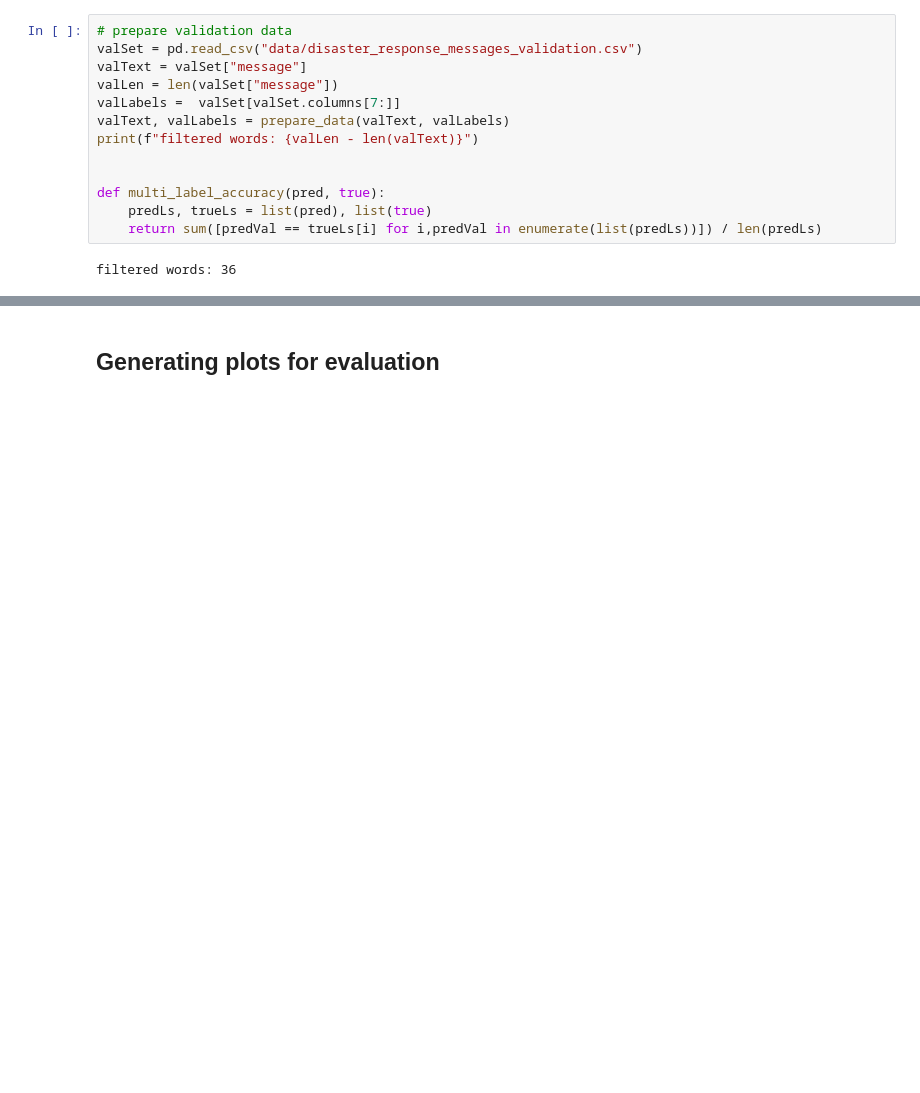
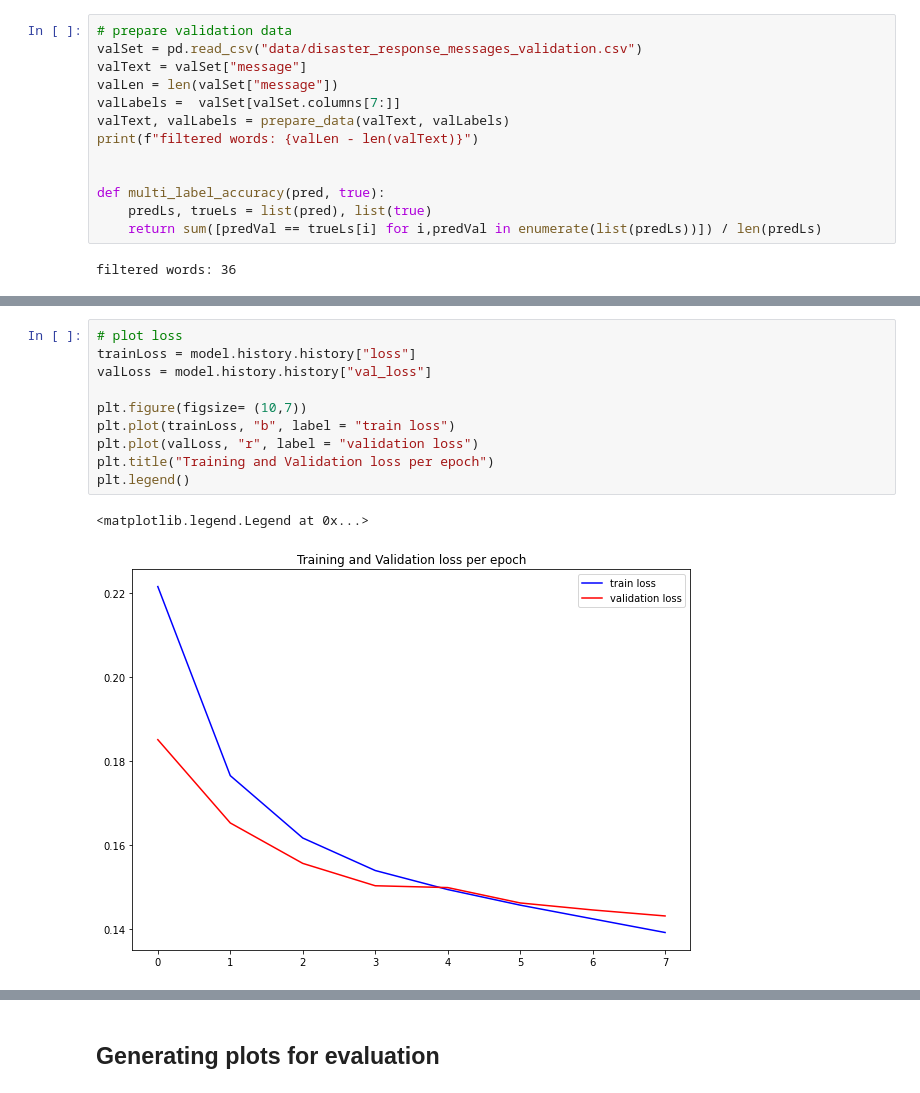
Before and after one commit to JNoether/Multi_Intent_Recognition, a Jupyter notebook: Model.ipynb, the cells around one changed output, grey strips where cells are left out. Cells and saved outputs as stored; diff of their text form; blank space fills up the shorter version.

Commit message:
added Model and evaluation

```diff
--- a/Model.ipynb
+++ b/Model.ipynb
@@ -186 +189,14 @@ Epoch 8/8
 <keras.callbacks.History at 0x...>
+# %%
+# plot loss
+trainLoss = model.history.history["loss"]
+valLoss = model.history.history["val_loss"]
+
+plt.figure(figsize= (10,7))
+plt.plot(trainLoss, "b", label = "train loss")
+plt.plot(valLoss, "r", label = "validation loss")
+plt.title("Training and Validation loss per epoch")
+plt.legend()
+# %% [output]
+<matplotlib.legend.Legend at 0x...>
+[figure, added]
```
Also changed, not shown: parts of 16 cells of this notebook, 4 other files.
